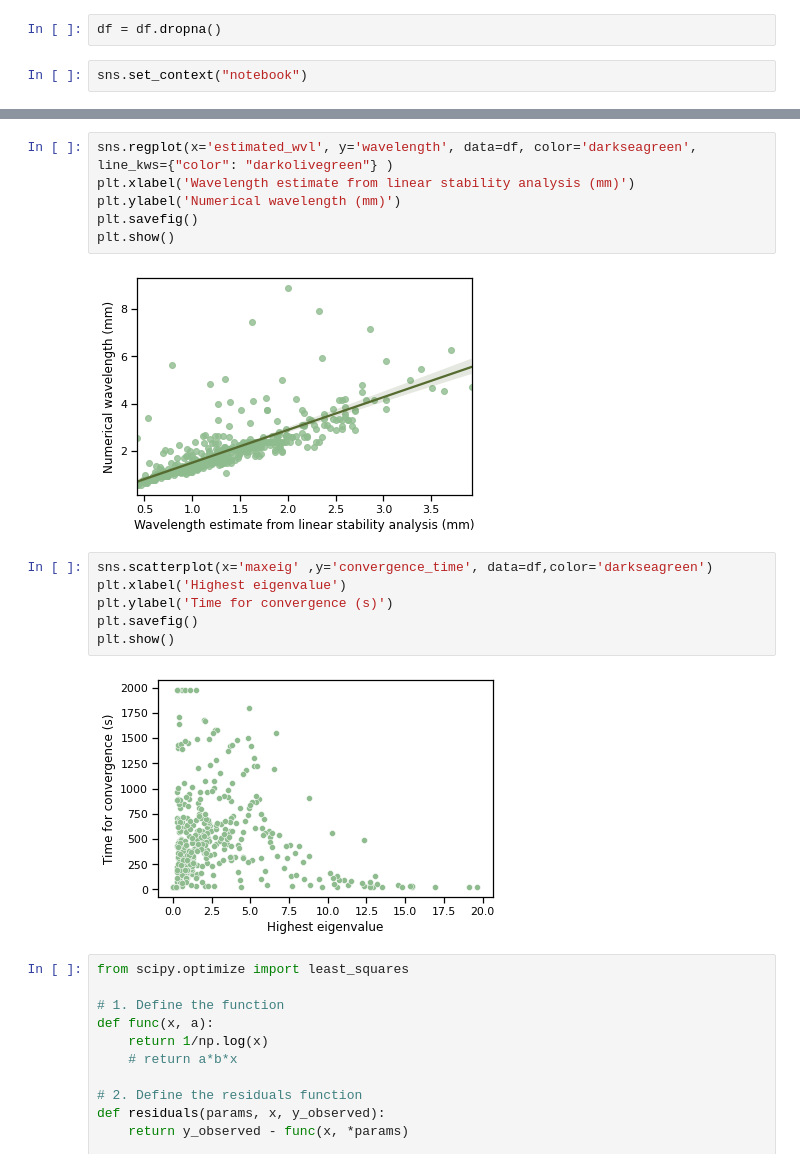
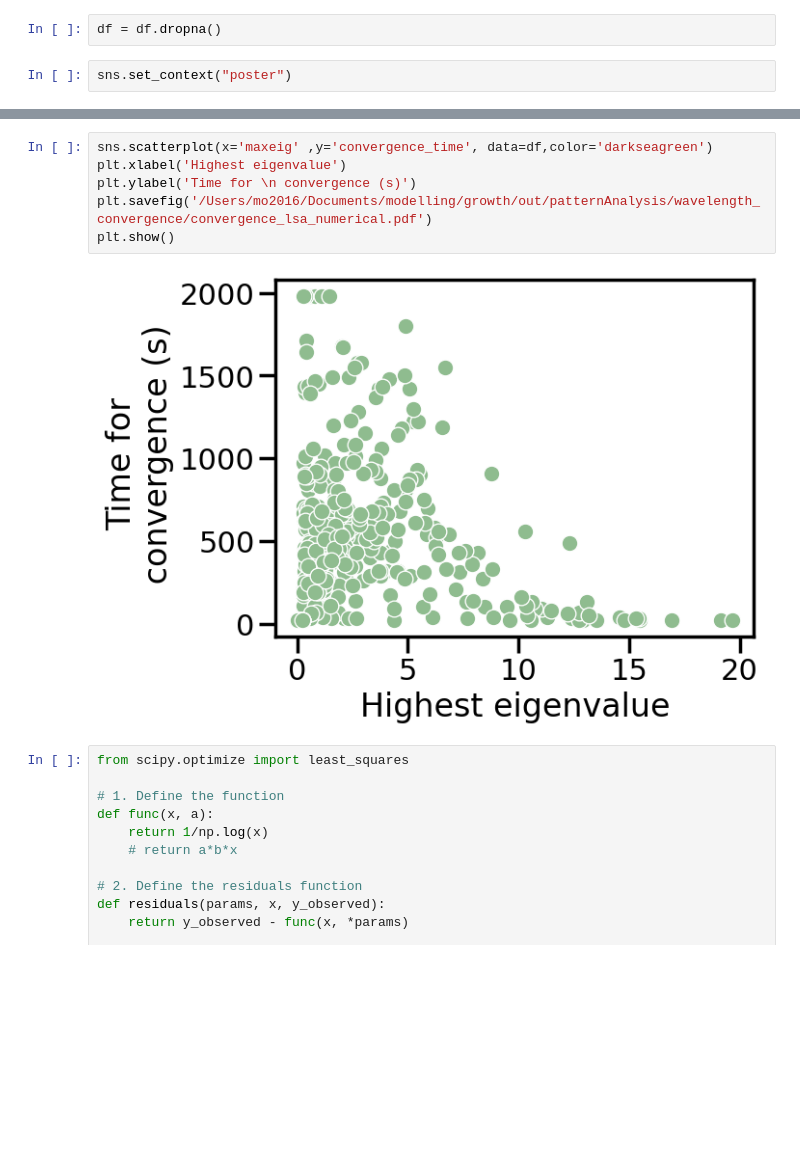
Before and after one commit to martinaoliver/modelling, a Jupyter notebook: growth/src/patternAnalysis/wavelenght_lsa_numerical.ipynb, the cells around one changed output, grey strips where cells are left out. Saved outputs shown, nothing was run; the diff lists cells and outputs as text; blank space fills up the shorter version.

```diff
--- a/growth/src/patternAnalysis/wavelenght_lsa_numerical.ipynb
+++ b/growth/src/patternAnalysis/wavelenght_lsa_numerical.ipynb
@@ -46,4 +46,4 @@ df = df.dropna()
 # %%
 df = df.dropna()
 # %%
-sns.set_context("notebook")
+sns.set_context("poster")
@@ -50,19 +75,11 @@ sns.set_context("notebook")
 # %%
-sns.regplot(x='estimated_wvl', y='wavelength', data=df, color='darkseagreen', line_kws={"color": "darkolivegreen"} )
-plt.xlabel('Wavelength estimate from linear stability analysis (mm)')
-plt.ylabel('Numerical wavelength (mm)')
-plt.savefig()
+sns.scatterplot(x='maxeig' ,y='convergence_time', data=df,color='darkseagreen')
+plt.xlabel('Highest eigenvalue')
+plt.ylabel('Time for \n convergence (s)')
+plt.savefig('/Users/mo2016/Documents/modelling/growth/out/patternAnalysis/wavelength_convergence/convergence_lsa_numerical.pdf')
 plt.show()
 # %% [output]
-[figure, old version]
+[figure, new version]
-# %%
-sns.scatterplot(x='maxeig' ,y='convergence_time', data=df,color='darkseagreen')
-plt.xlabel('Highest eigenvalue')
-plt.ylabel('Time for convergence (s)')
-plt.savefig()
-plt.show()
-# %% [output]
-[figure, removed]
 # %%
 from scipy.optimize import least_squares
 
```
Also changed, not shown: parts of 1 cell of this notebook, 7 other files.
